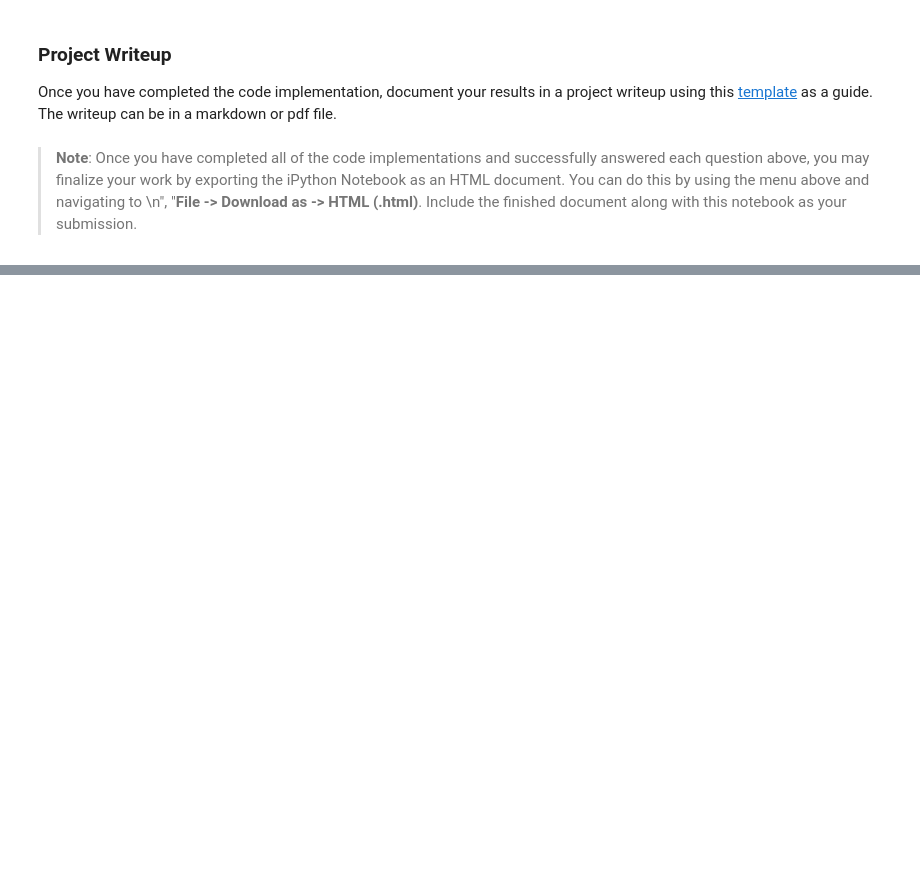
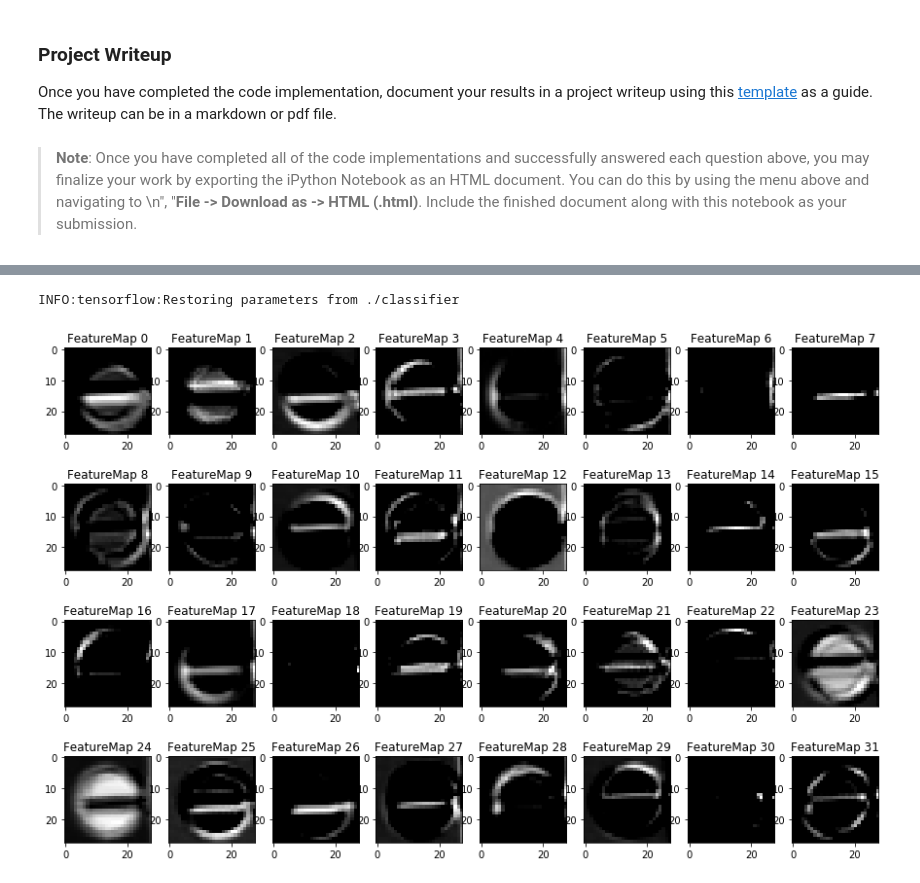
Before and after one commit to egar-garcia/CarND-Traffic-Sign-Classifier-Project, a Jupyter notebook: Traffic_Sign_Classifier.ipynb, the cells around one changed output, grey strips where cells are left out. Cells and saved outputs as stored; diff of their text form; code cells hidden in the pictures; blank space fills up the shorter version.

```diff
--- a/Traffic_Sign_Classifier.ipynb
+++ b/Traffic_Sign_Classifier.ipynb
@@ -682,29 +749,38 @@ For an example of what feature map outputs look like, check out NVIDIA's results
 # %%
 ### Visualize your network's feature maps here.
 ### Feel free to use as many code cells as needed.
 
 # image_input: the test image being fed into the network to produce the feature maps
 # tf_activation: should be a tf variable name used during your training procedure that represents the calculated state of a specific weight layer
 # activation_min/max: can be used to view the activation contrast in more detail, by default matplot sets min and max to the actual min and max values of the output
 # plt_num: used to plot out multiple different weight feature map sets on the same block, just extend the plt number for each new feature map entry
 
 def outputFeatureMap(image_input, tf_activation, activation_min=-1, activation_max=-1 ,plt_num=1):
     # Here make sure to preprocess your image_input in a way your network expects
     # with size, normalization, ect if needed
     # image_input =
     # Note: x should be the same name as your network's tensorflow data placeholder variable
     # If you get an error tf_activation is not defined it may be having trouble accessing the variable from inside a function
     activation = tf_activation.eval(session=sess,feed_dict={x : image_input})
     featuremaps = activation.shape[3]
     plt.figure(plt_num, figsize=(15,15))
     for featuremap in range(featuremaps):
         plt.subplot(6,8, featuremap+1) # sets the number of feature maps to show on each row and column
         plt.title('FeatureMap ' + str(featuremap)) # displays the feature map number
         if activation_min != -1 & activation_max != -1:
             plt.imshow(activation[0,:,:, featuremap], interpolation="nearest", vmin =activation_min, vmax=activation_max, cmap="gray")
         elif activation_max != -1:
             plt.imshow(activation[0,:,:, featuremap], interpolation="nearest", vmax=activation_max, cmap="gray")
         elif activation_min !=-1:
             plt.imshow(activation[0,:,:, featuremap], interpolation="nearest", vmin=activation_min, cmap="gray")
         else:
             plt.imshow(activation[0,:,:, featuremap], interpolation="nearest", cmap="gray")
+
+with tf.Session() as sess:
+    saver.restore(sess, tf.train.latest_checkpoint('.'))
+#    sess.run(tf.global_variables_initializer())
+#    test_conv = activation(convolutional2D(x, 5, 5, 4, 32))
+    outputFeatureMap(preProcessImages(new_images), convolutional_layers[0])
+# %% [output]
+INFO:tensorflow:Restoring parameters from ./classifier
+[figure, added]
```
Also changed, not shown: parts of 13 cells of this notebook, 8 other files.
